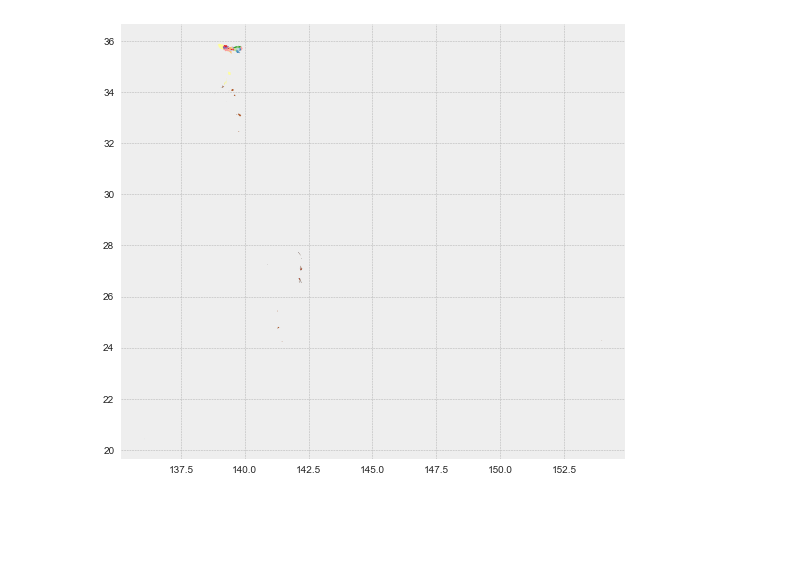
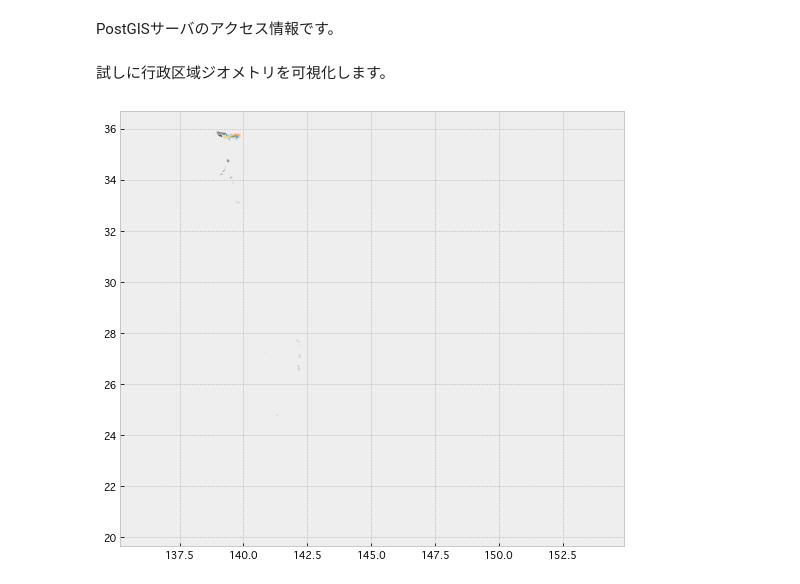
Before and after one commit to kazufusa/til, a Jupyter notebook: 20170925_postgis_raster_intersection/Untitled.ipynb, the cells around one changed output. Cells and saved outputs as stored; diff of their text form; code cells hidden in the pictures; blank space fills up the shorter version.

Commit message:
[PostGIS, GeoPandas] implemented

```diff
--- a/20170925_postgis_raster_intersection/Untitled.ipynb
+++ b/20170925_postgis_raster_intersection/Untitled.ipynb
@@ -22,3 +255,9 @@ from geopandas import GeoSeries, GeoDataFrame
+# %%
+mpl.rc('font', family='Osaka') # Macだとこれで日本語が文字化けしない
+mpl.rc('legend', loc="lower left", fontsize='large')
+# geopandas v0.3.0のlegend.locはbestでハードコードされているのでrcで指定しても無意味
+# %% [markdown]
+PostGISサーバのアクセス情報です。
 # %%
 db_conn_dict = {
     "host":"localhost",
@@ -27,16 +266,18 @@ db_conn_dict = {
     "user":"postgres",
     "password":"postgres"
 }
+# %% [markdown]
+試しに行政区域ジオメトリを可視化します。
 # %%
 with psycopg2.connect(**db_conn_dict) as conn:
     japan_ks = gpd.read_postgis(
         "SELECT * FROM japan_ks",
         conn,
         geom_col='geom',
-        crs={'init': u'epsg:4326'},
-        coerce_float=False
+        crs={'init': u'epsg:4326'}
     )
 # %%
-japan_ks.plot(column='city_code', cmap='Paired', categorical=True, figsize=(14, 8));
+japan_ks.plot(column='city_code', cmap='tab20c', categorical=True, figsize=(14, 8))
+plt.savefig("japan_ks.png", bbox_inches="tight", pad_inches=0.0)
 # %% [output]
-[figure, old version]
+[figure, new version]
```
Also changed, not shown: parts of 33 cells of this notebook, 10 other files.
